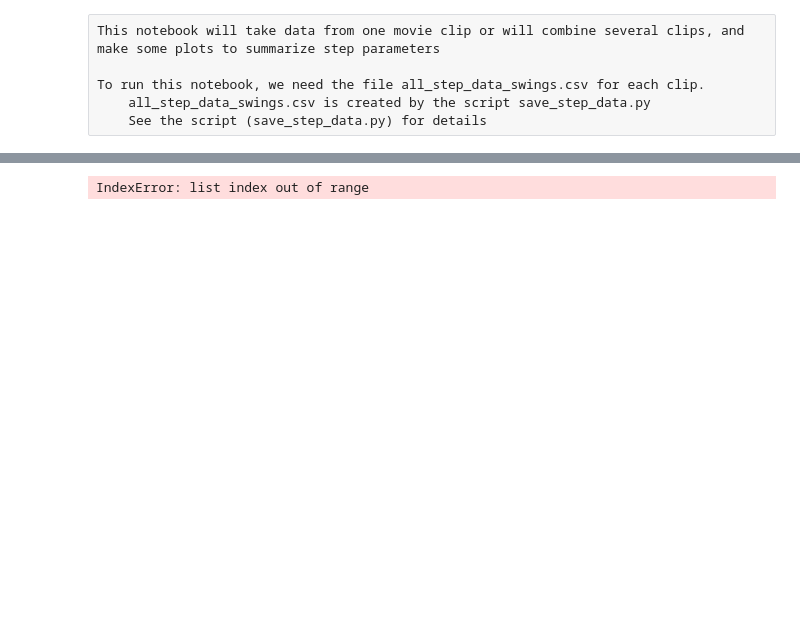
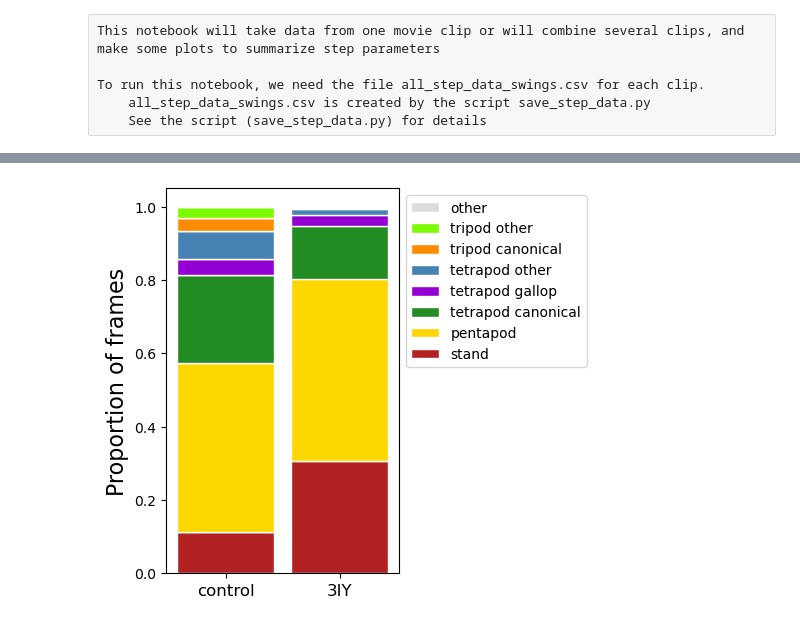
Before and after one commit to enwudz/gait, a Jupyter notebook: compare_step_parameters.ipynb, the cells around one changed output, grey strips where cells are left out. Saved outputs shown, nothing was run; the diff lists cells and outputs as text; code cells hidden in the pictures; blank space fills up the shorter version.

```diff
--- a/compare_step_parameters.ipynb
+++ b/compare_step_parameters.ipynb
@@ -16,7 +16,7 @@ from scipy.stats import sem
 # load data from experiments ... input is the path to a directory that has gait data
 # each experiment should be in a separate folder
 # each treatment within an experiment should be in a separate folder
-tardi_gait = '/Users/iwoods/ic_onedrive/tardi_gait'
+tardi_gait = '/Users/iwoods/OneDrive - Ithaca College/tardi_gait_2011TT-2022Summer'
 os.chdir(tardi_gait)
 for d in listDirectories():
     print(d)
@@ -36,7 +37,7 @@ old_code
 species_comps_2021
 wildT_july2022
 # %%
-exp = 'caffeine_20µM_June2022'
+exp = '2021_3iy_Fall'
 exp_dir = os.path.join(tardi_gait, exp)
 os.chdir(exp_dir)
 
@@ -191,27 +175,29 @@ No speed for 5a122-130, so no gait efficiency
 # %%
 # given a list of clip folders
 #    make a list of dictionaries of leg_swing_combo counts
 #    plot a bar graph for each dictionary!
 
 clip_folders1 = sorted(list(set(df1['clip'].values)))
 clip_folders2 = sorted(list(set(df2['clip'].values)))
 
 movie_folders1 = [os.path.join(tardi_gait, exp_dir, groupA, x) for x in clip_folders1]
 movie_folders2 = [os.path.join(tardi_gait, exp_dir, groupB, x) for x in clip_folders2]
 
 leg_set = 'lateral'
 leg_swing_combos1 = [get_leg_swing_combos(clip, leg_set) for clip in movie_folders1]
 combined_leg_swing_combos1 = combineDictionariesWithCommonKeys(leg_swing_combos1)
 
 leg_swing_combos2 = [get_leg_swing_combos(clip, leg_set) for clip in movie_folders2]
 combined_leg_swing_combos2 = combineDictionariesWithCommonKeys(leg_swing_combos2)
 
 f, ax = gait_style_plot([combined_leg_swing_combos1, combined_leg_swing_combos2],
                         groups,
                         leg_set)
+
+ax.set_xticks([0,1],['control','3IY'])
 plt.show()
 # %% [output]
-IndexError: list index out of range
+[figure, added]
 # %%
 leg_set = 'rear'
 leg_swing_combos1 = [get_leg_swing_combos(clip, leg_set) for clip in movie_folders1]
```
Also changed, not shown: parts of 8 cells of this notebook, 5 other files.
